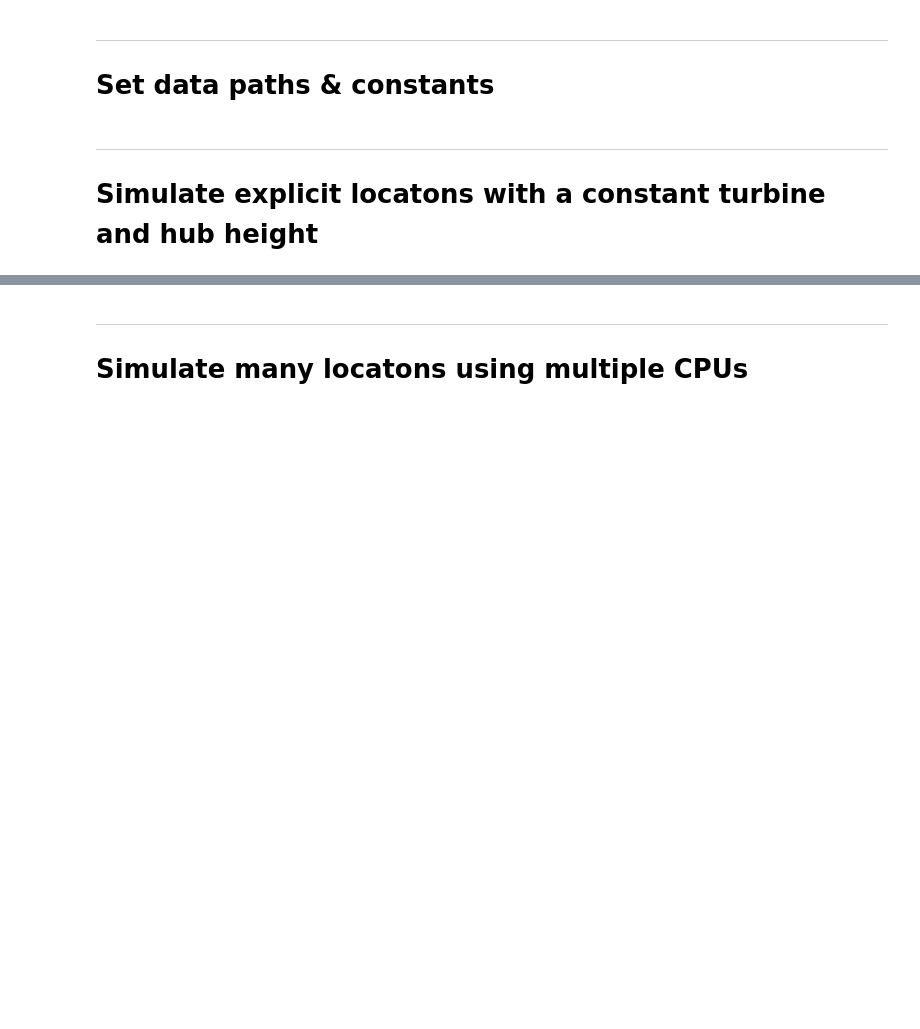
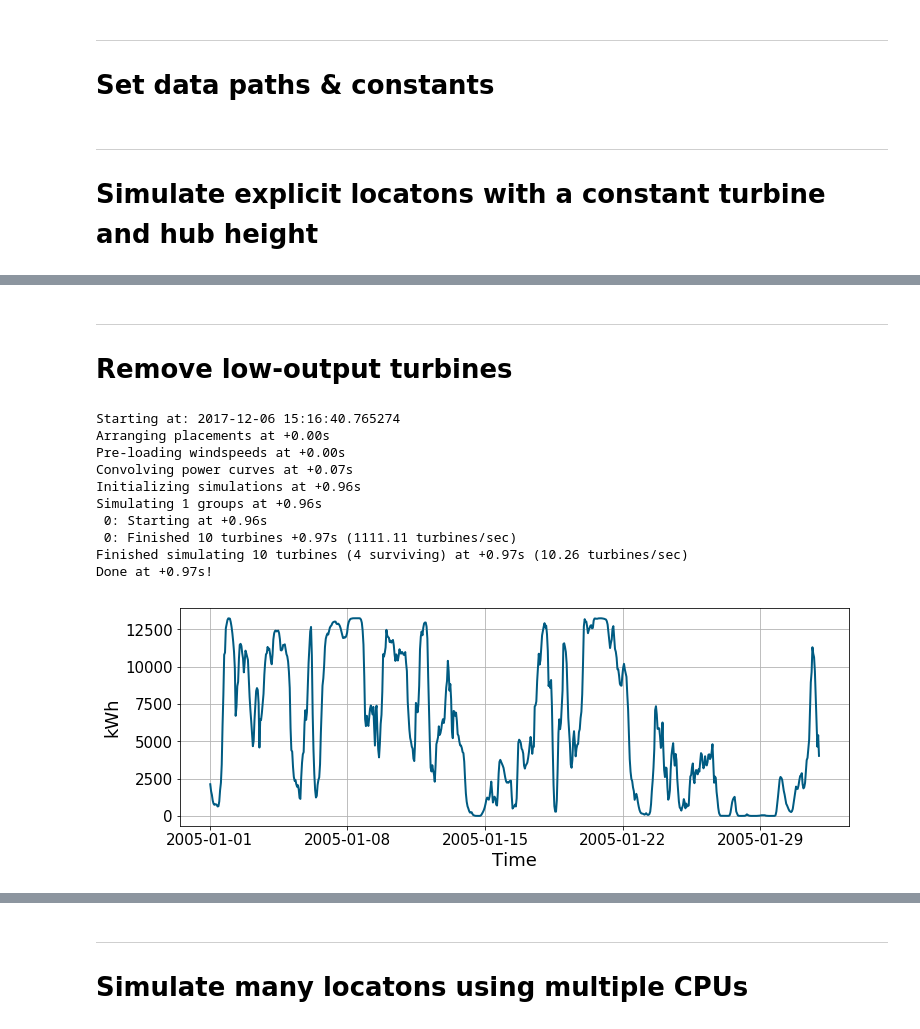
Before and after one commit to FZJ-IEK3-VSA/RESKit, a Jupyter notebook: examples/WindOnshoreWorkflow.ipynb, the cells around one changed output, grey strips where cells are left out. Drawn from its saved outputs; the diff is of its cells as text; code cells hidden in the pictures; blank space fills up the shorter version.

```diff
--- a/examples/WindOnshoreWorkflow.ipynb
+++ b/examples/WindOnshoreWorkflow.ipynb
@@ -73,0 +89,22 @@ Done at +0.95s!
+# %% [markdown]
+---
+# Remove low-output turbines
+# %%
+# turbines which have a capacity factor below 'minCF' are discarded
+result = WindOnshoreWorkflow(locs, merra=MERRA_SOURCE, gwa=GWA_SOURCE, landcover=LAND_COVER_SOURCE,
+                             powerCurve="V136-3450", hubHeight=100, minCF=0.41,
+                             verbose=VERBOSE)
+
+tsplot(result)
+# %% [output]
+Starting at: 2017-12-06 15:16:40.765274
+Arranging placements at +0.00s
+Pre-loading windspeeds at +0.00s
+Convolving power curves at +0.07s
+Initializing simulations at +0.96s
+Simulating 1 groups at +0.96s
+ 0: Starting at +0.96s
+ 0: Finished 10 turbines +0.97s (1111.11 turbines/sec)
+Finished simulating 10 turbines (4 surviving) at +0.97s (10.26 turbines/sec)
+Done at +0.97s!
+[figure, added]
```
Also changed, not shown: parts of 21 cells of this notebook, 2 other files.
